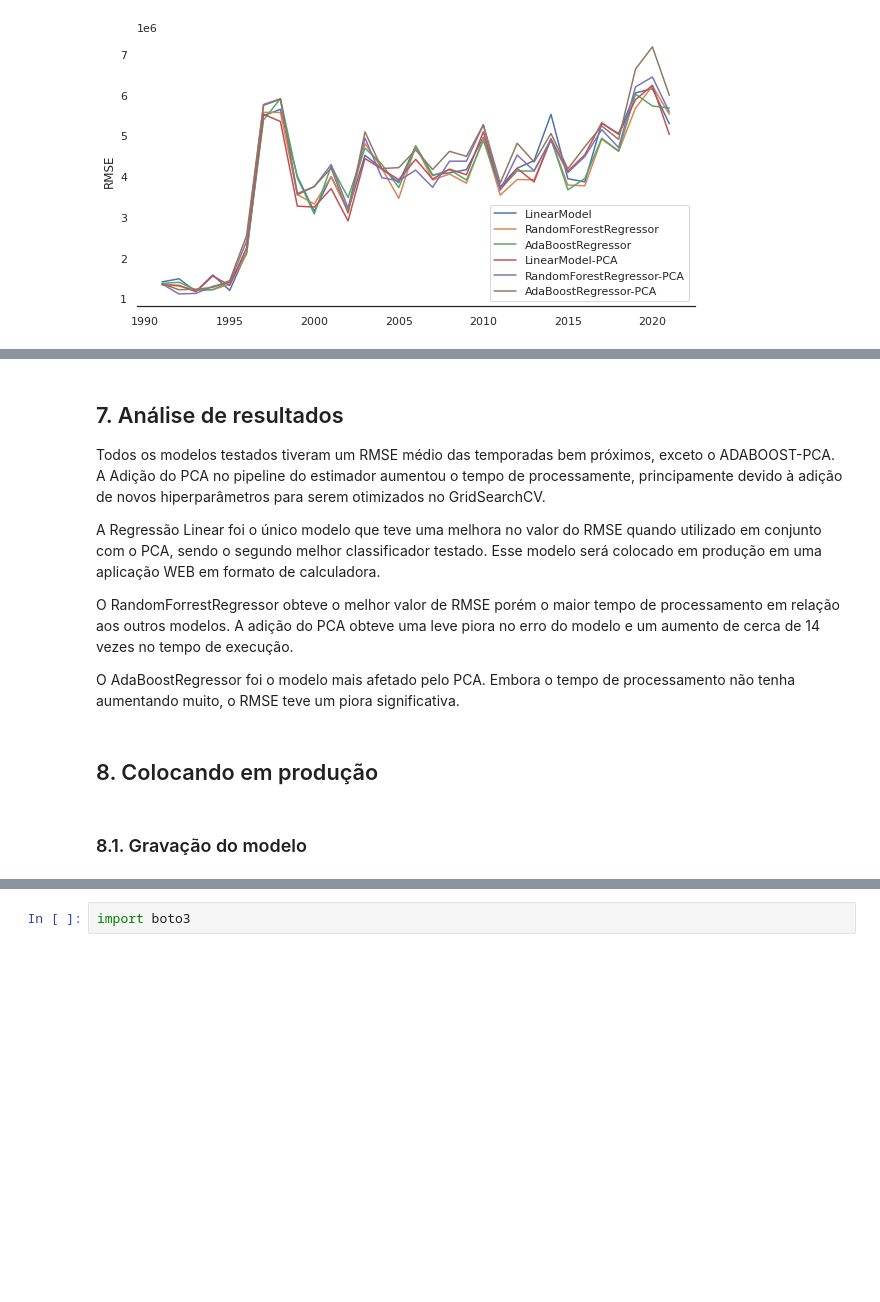
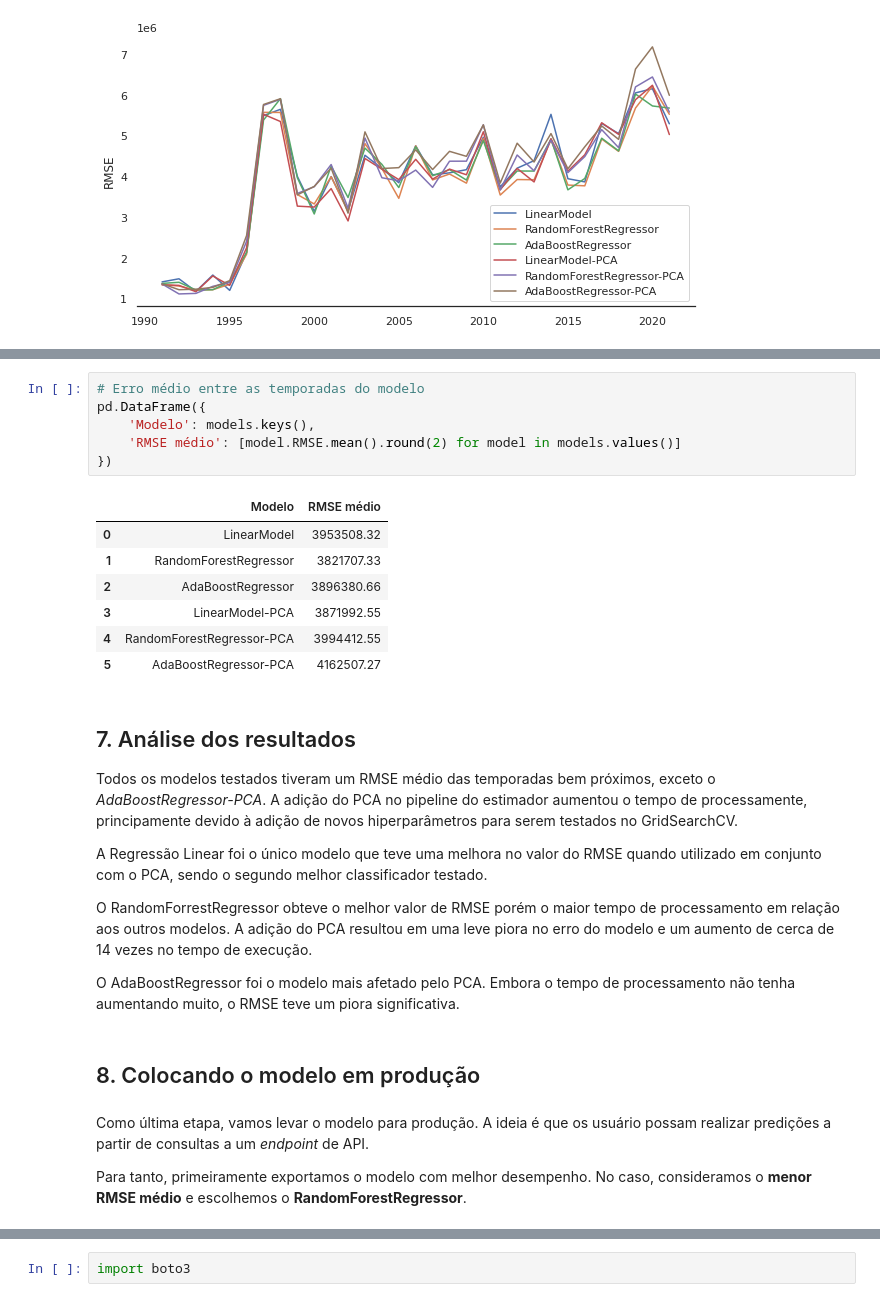
Before and after one commit to ciencia-dados-ifsp-grupo5/NBAstats, a Jupyter notebook: notebooks/NBAstats_data_analysis.ipynb, the cells around one changed output, grey strips where cells are left out. Cells and saved outputs as stored; diff of their text form; blank space fills up the shorter version.

```diff
--- a/notebooks/NBAstats_data_analysis.ipynb
+++ b/notebooks/NBAstats_data_analysis.ipynb
@@ -819,14 +813,30 @@ Modelo AdaBoostRegressor-PCA - RMSE médio = 4162507.0
+# %%
+# Erro médio entre as temporadas do modelo
+pd.DataFrame({
+    'Modelo': models.keys(),
+    'RMSE médio': [model.RMSE.mean().round(2) for model in models.values()]
+})
+# %% [output]
+|  | Modelo | RMSE médio |
+| 0 | LinearModel | 3953508.32 |
+| 1 | RandomForestRegressor | 3821707.33 |
+| 2 | AdaBoostRegressor | 3896380.66 |
+| 3 | LinearModel-PCA | 3871992.55 |
+| 4 | RandomForestRegressor-PCA | 3994412.55 |
+| 5 | AdaBoostRegressor-PCA | 4162507.27 |
 # %% [markdown]
-## 7. Análise de resultados
+## 7. Análise dos resultados
 
-Todos os modelos testados tiveram um RMSE médio das temporadas bem próximos, exceto o ADABOOST-PCA. A Adição do PCA no pipeline do estimador aumentou o tempo de processamente, principamente devido à adição de novos hiperparâmetros para serem otimizados no GridSearchCV.
+Todos os modelos testados tiveram um RMSE médio das temporadas bem próximos, exceto o *AdaBoostRegressor-PCA*. A adição do PCA no pipeline do estimador aumentou o tempo de processamente, principamente devido à adição de novos hiperparâmetros para serem testados no GridSearchCV.
 
-A Regressão Linear foi o único modelo que teve uma melhora no valor do RMSE quando utilizado em conjunto com o PCA, sendo o segundo melhor classificador testado. Esse modelo será colocado em produção em uma aplicação WEB em formato de calculadora.
+A Regressão Linear foi o único modelo que teve uma melhora no valor do RMSE quando utilizado em conjunto com o PCA, sendo o segundo melhor classificador testado.
 
-O RandomForrestRegressor obteve o melhor valor de RMSE porém o maior tempo de processamento em relação aos outros modelos. A adição do PCA obteve uma leve piora no erro do modelo e um aumento de cerca de 14 vezes no tempo de execução.
+O RandomForrestRegressor obteve o melhor valor de RMSE porém o maior tempo de processamento em relação aos outros modelos. A adição do PCA resultou em uma leve piora no erro do modelo e um aumento de cerca de 14 vezes no tempo de execução.
 
 O AdaBoostRegressor foi o modelo mais afetado pelo PCA. Embora o tempo de processamento não tenha aumentando muito, o RMSE teve um piora significativa.
 # %% [markdown]
-## 8. Colocando em produção
+## 8. Colocando o modelo em produção
-# %% [markdown]
-### 8.1. Gravação do modelo
+# %% [markdown]
+Como última etapa, vamos levar o modelo para produção. A ideia é que os usuário possam realizar predições a partir de consultas a um *endpoint* de API.
+
+Para tanto, primeiramente exportamos o modelo com melhor desempenho. No caso, consideramos o **menor RMSE médio** e escolhemos o **RandomForestRegressor**.
```
Also changed, not shown: parts of 49 cells of this notebook, 6 other files.
